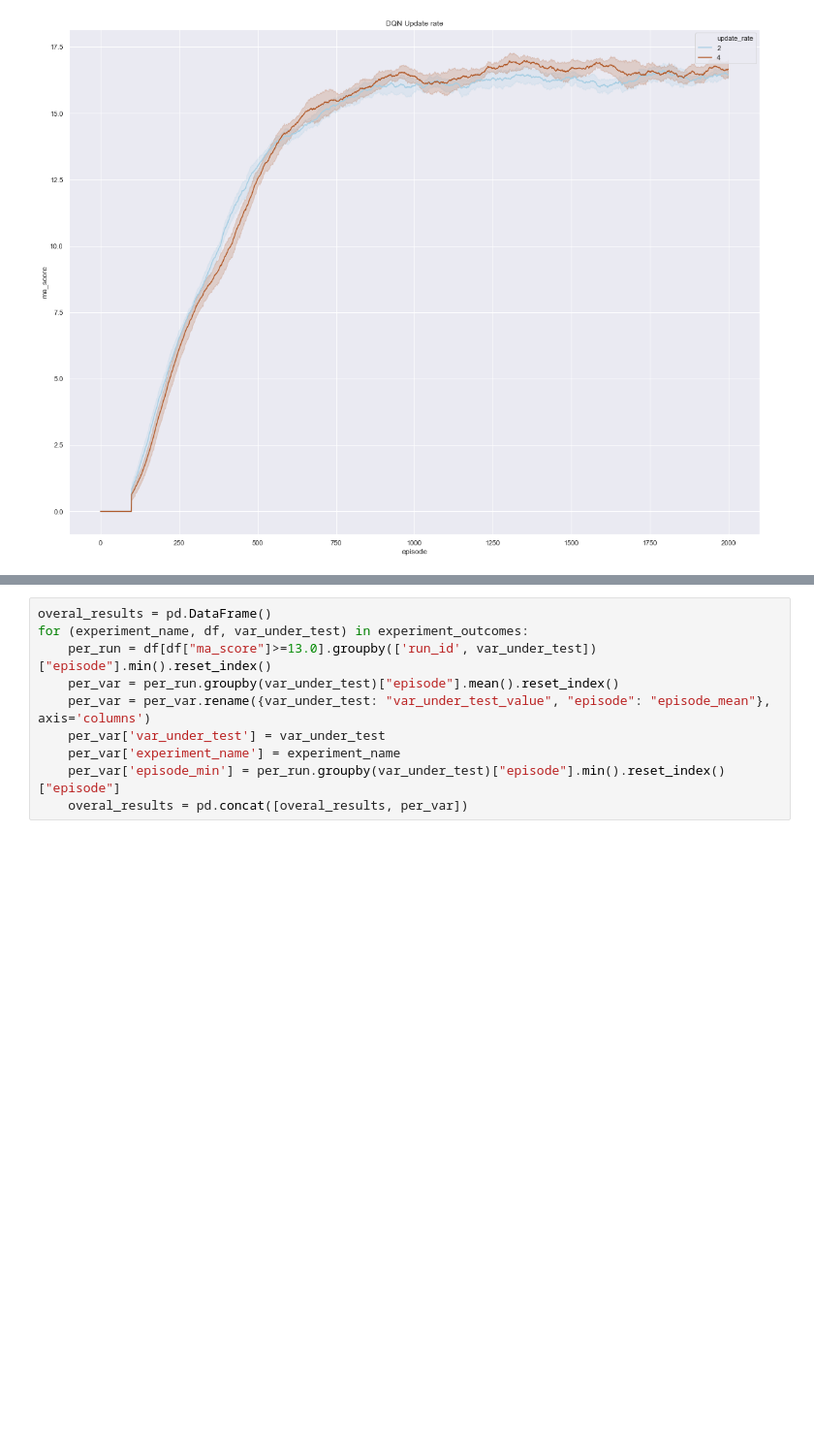
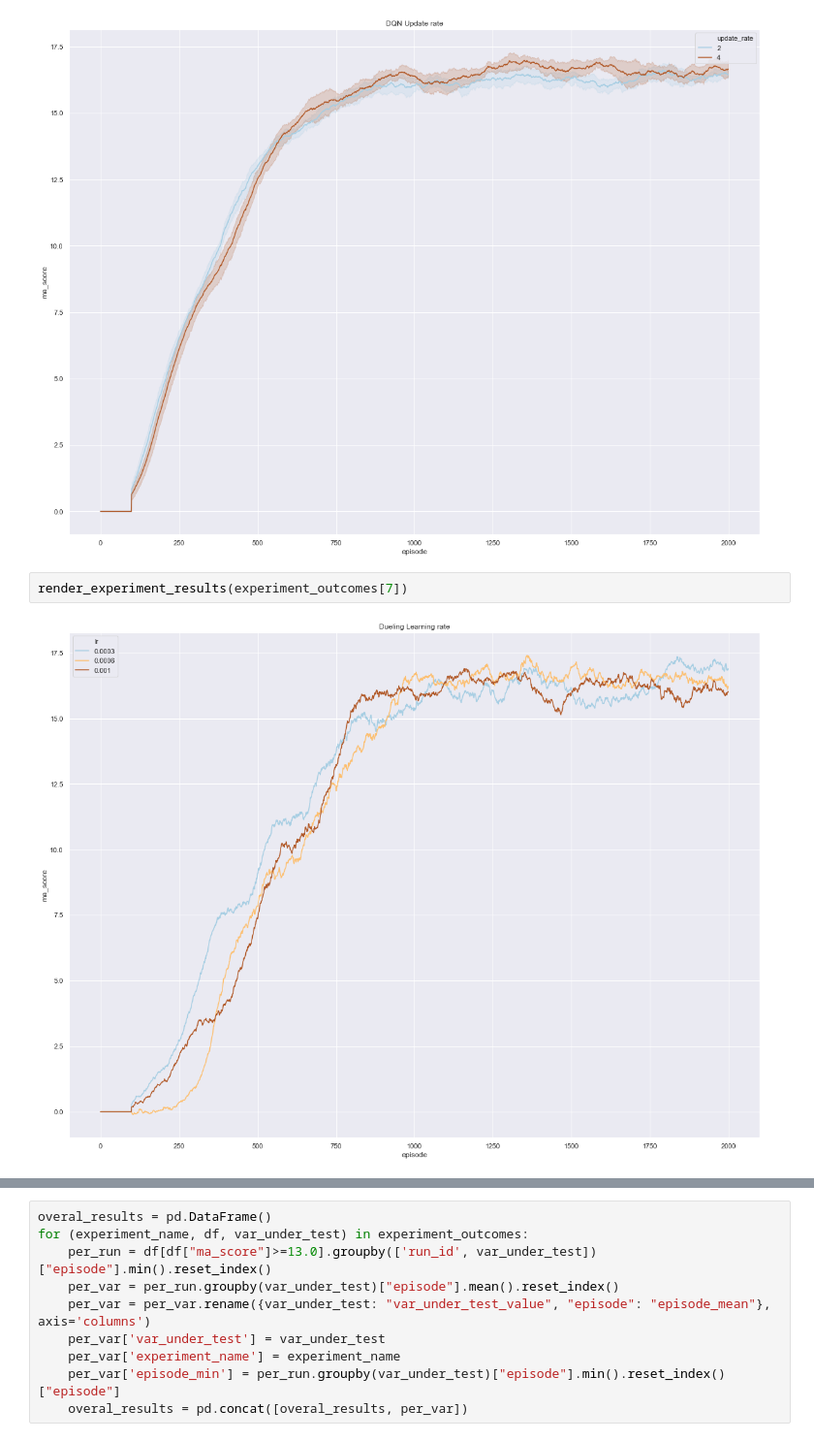
Before and after one commit to jezzarax/drlnd_p1_navigation, a Jupyter notebook: Training_hyperparameter_search_analysis.ipynb, the cells around one changed output, grey strips where cells are left out. Shown at 97% size. Saved outputs shown, nothing was run; the diff lists cells and outputs as text; blank space fills up the shorter version.

```diff
--- a/Training_hyperparameter_search_analysis.ipynb
+++ b/Training_hyperparameter_search_analysis.ipynb
@@ -121,3 +123,7 @@ render_experiment_results(experiment_outcomes[5])
 render_experiment_results(experiment_outcomes[6])
 # %% [output]
 [figure]
+# %%
+render_experiment_results(experiment_outcomes[7])
+# %% [output]
+[figure, added]
```
Also changed, not shown: parts of 5 cells of this notebook.
